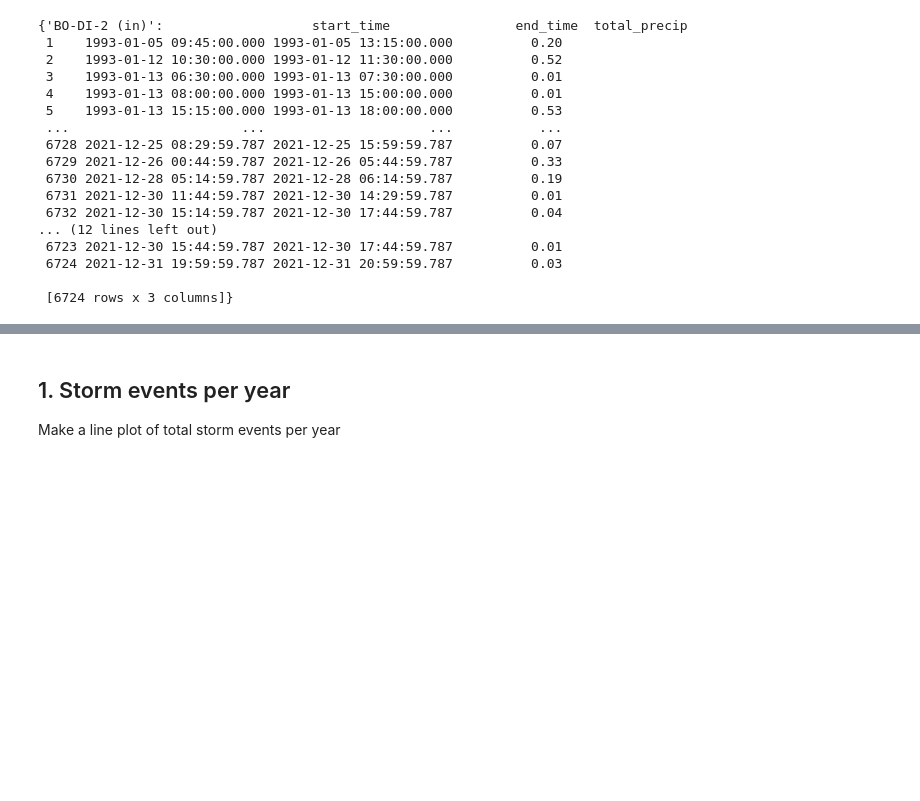
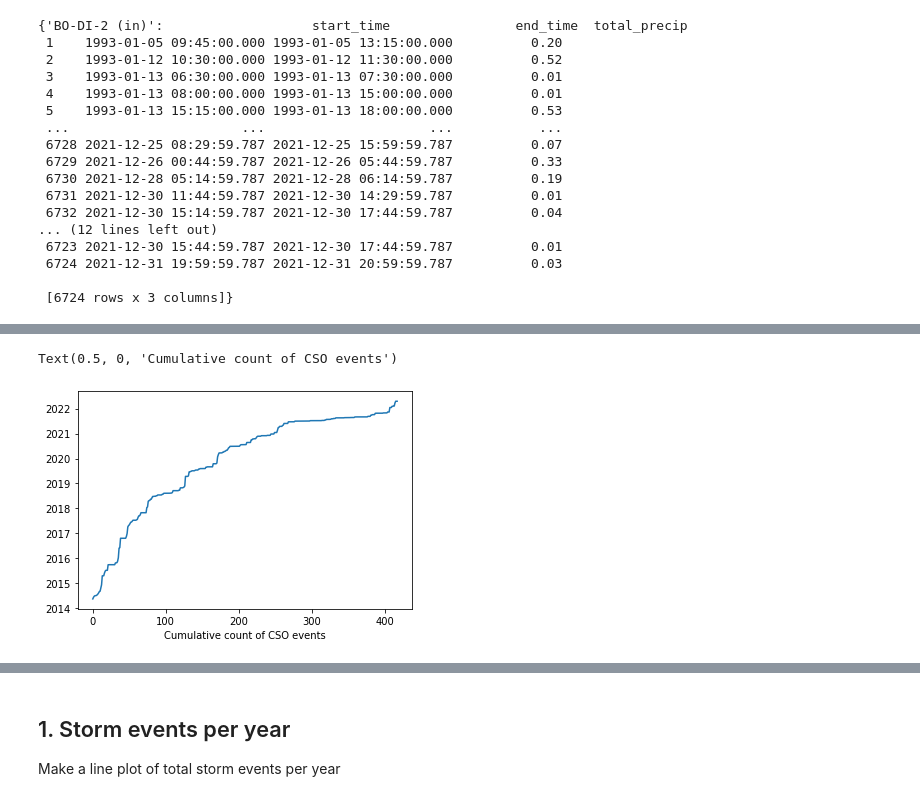
Before and after one commit to nesanders/mywra_precipitation_2022, a Jupyter notebook: 2022_05_24_MyRWA_29yr_Precipitation_Analysis.ipynb, the cells around one changed output, grey strips where cells are left out. Drawn from its saved outputs; the diff is of its cells as text; code cells hidden in the pictures; blank space fills up the shorter version.

```diff
--- a/2022_05_24_MyRWA_29yr_Precipitation_Analysis.ipynb
+++ b/2022_05_24_MyRWA_29yr_Precipitation_Analysis.ipynb
@@ -152,0 +172,8 @@ storm_dfs
+# %%
+# Date distribution
+cso_dates = cso_data_df.loc[:, 'Discharge Date']\
+  .sort_values().reset_index(drop=True).plot()
+plt.xlabel('Cumulative count of CSO events')
+# %% [output]
+Text(0.5, 0, 'Cumulative count of CSO events')
+[figure, added]
```
Also changed, not shown: parts of 32 cells of this notebook.
